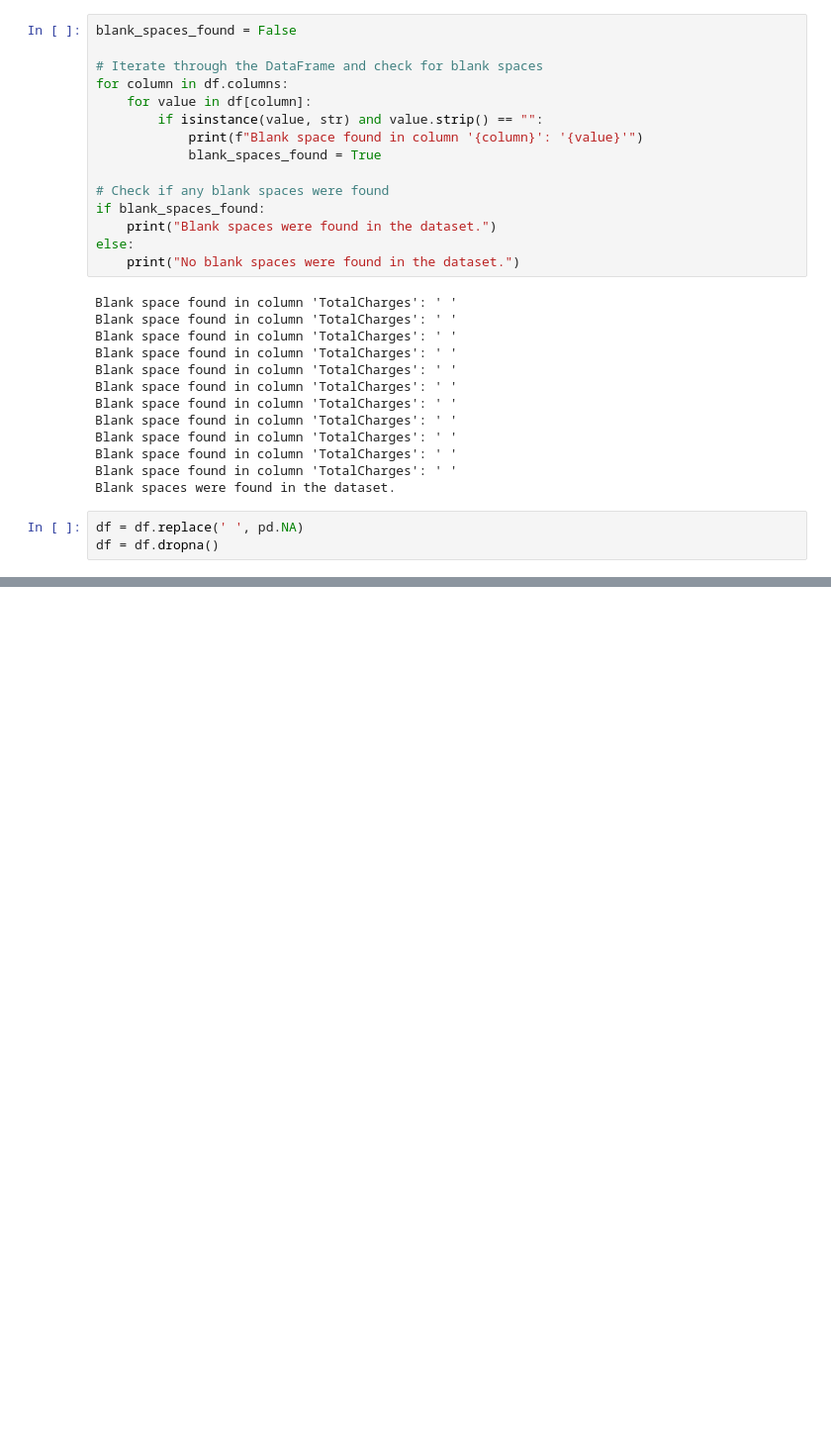
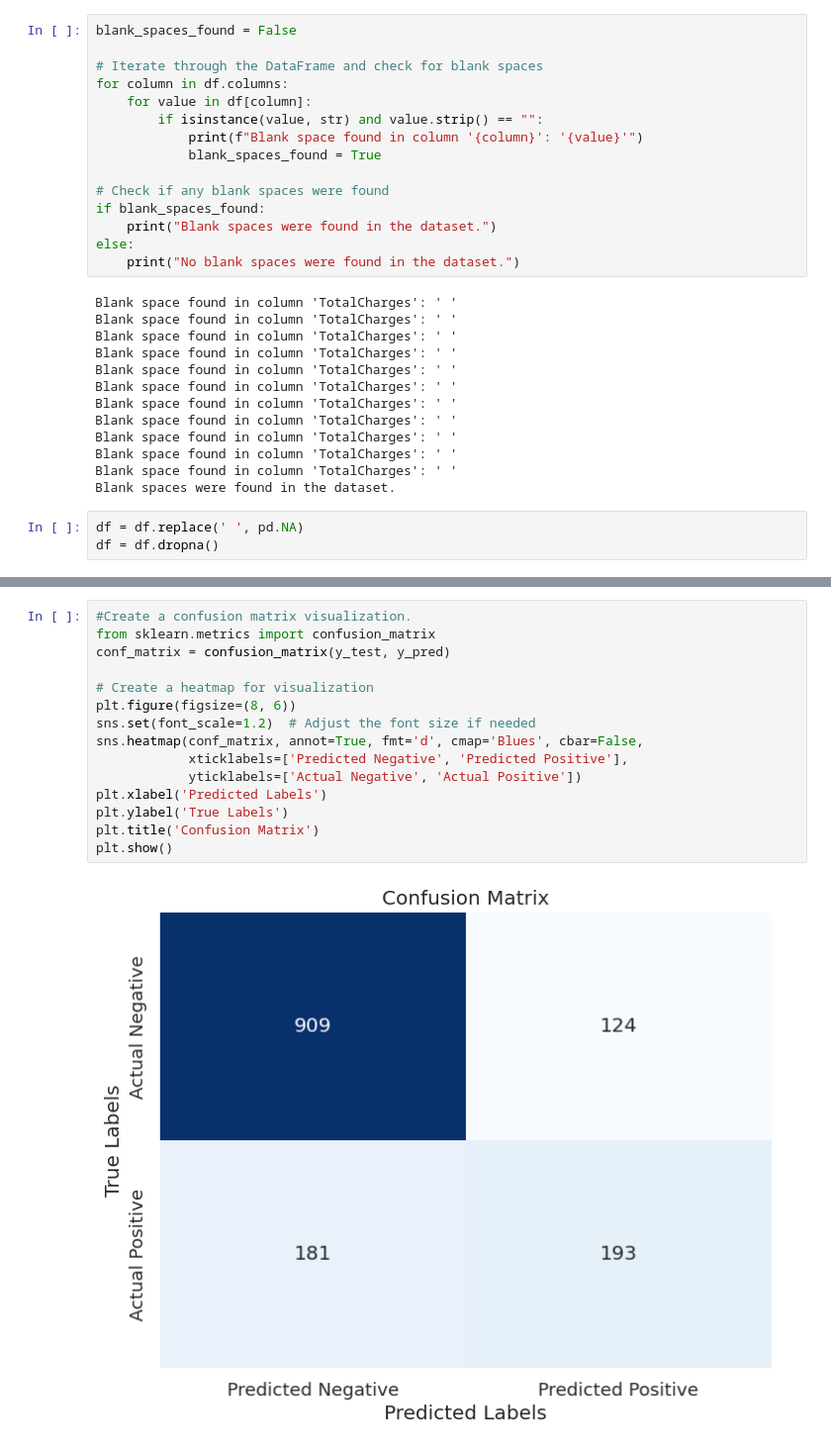
Before and after one commit to rahul-727/ML, a Jupyter notebook: 2348544_Lab5.ipynb, the cells around one changed output, grey strips where cells are left out. Shown: that part at 99% size. Drawn from its saved outputs; the diff is of its cells as text; blank space fills up the shorter version.

```diff
--- a/2348544_Lab5.ipynb
+++ b/2348544_Lab5.ipynb
@@ -161,0 +225,17 @@ LogisticRegression(max_iter=1000, random_state=42)
+# %%
+#Create a confusion matrix visualization.
+from sklearn.metrics import confusion_matrix
+conf_matrix = confusion_matrix(y_test, y_pred)
+
+# Create a heatmap for visualization
+plt.figure(figsize=(8, 6))
+sns.set(font_scale=1.2)  # Adjust the font size if needed
+sns.heatmap(conf_matrix, annot=True, fmt='d', cmap='Blues', cbar=False,
+            xticklabels=['Predicted Negative', 'Predicted Positive'],
+            yticklabels=['Actual Negative', 'Actual Positive'])
+plt.xlabel('Predicted Labels')
+plt.ylabel('True Labels')
+plt.title('Confusion Matrix')
+plt.show()
+# %% [output]
+[figure, added]
```
Also changed, not shown: parts of 6 cells of this notebook.
